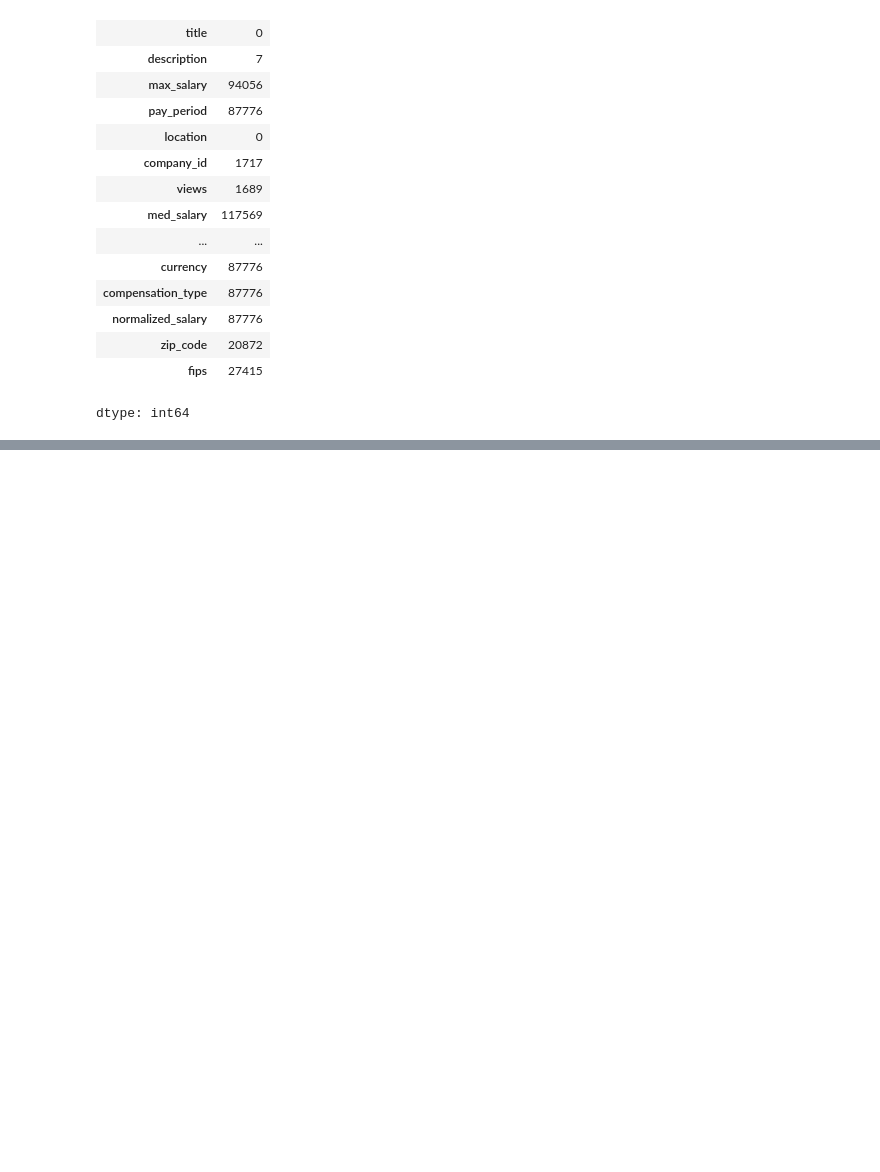
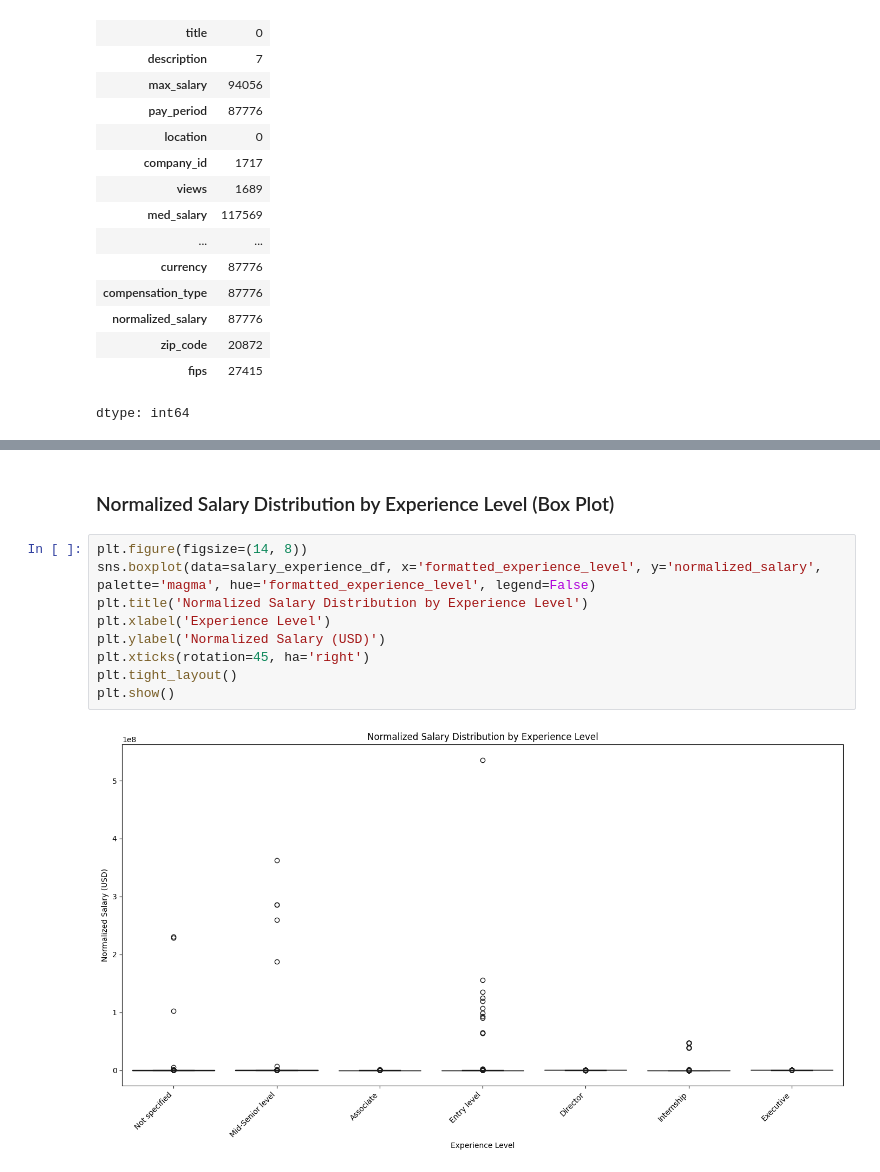
Before and after one commit to ShivaniSinghRajawat/Linkedin-Job-Posting-Analysis, a Jupyter notebook: Linkedin_Job_Posting_Analysis.ipynb, the cells around one changed output, grey strips where cells are left out. Drawn from its saved outputs; the diff is of its cells as text; blank space fills up the shorter version.

```diff
--- a/Linkedin_Job_Posting_Analysis.ipynb
+++ b/Linkedin_Job_Posting_Analysis.ipynb
@@ -177,0 +381,13 @@ dtype: int64
+# %% [markdown]
+### Normalized Salary Distribution by Experience Level (Box Plot)
+# %%
+plt.figure(figsize=(14, 8))
+sns.boxplot(data=salary_experience_df, x='formatted_experience_level', y='normalized_salary', palette='magma', hue='formatted_experience_level', legend=False)
+plt.title('Normalized Salary Distribution by Experience Level')
+plt.xlabel('Experience Level')
+plt.ylabel('Normalized Salary (USD)')
+plt.xticks(rotation=45, ha='right')
+plt.tight_layout()
+plt.show()
+# %% [output]
+[figure, added]
```
Also changed, not shown: parts of 51 cells of this notebook.
